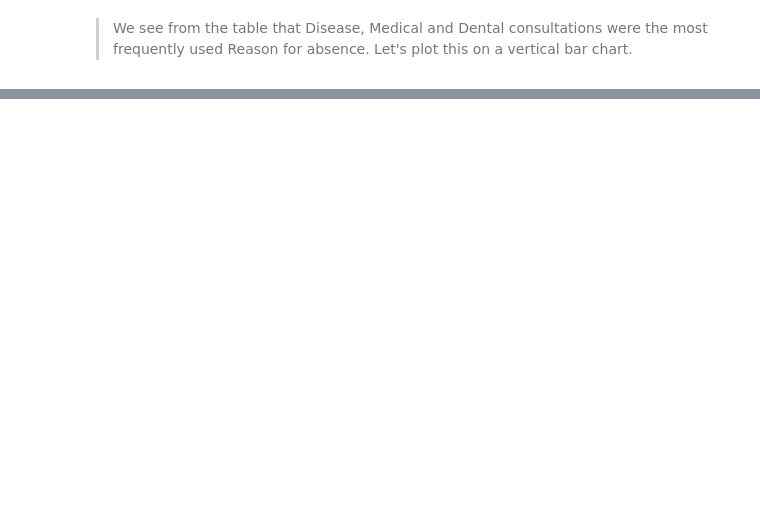
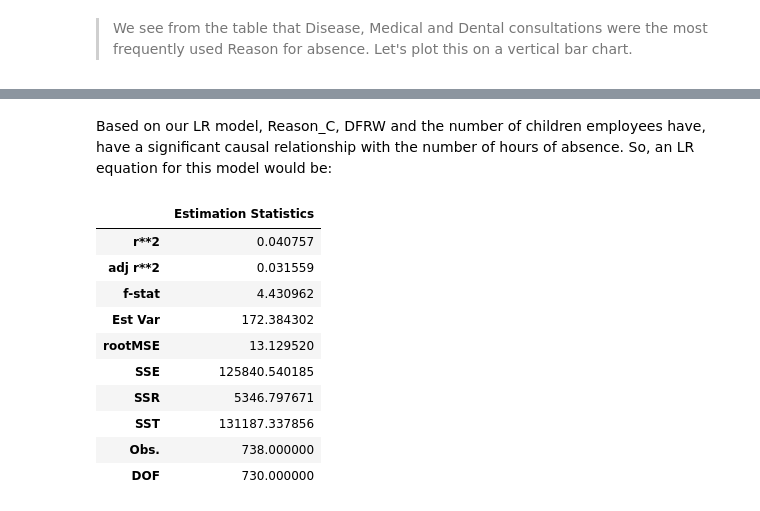
Before and after one commit to jentche/Emmanuel_Python_Lessons, a Jupyter notebook: Final Project/Absenteeism at work.ipynb, the cells around one changed output, grey strips where cells are left out. Saved outputs shown, nothing was run; the diff lists cells and outputs as text; code cells hidden in the pictures; blank space fills up the shorter version.

```diff
--- a/Final Project/Absenteeism at work.ipynb
+++ b/Final Project/Absenteeism at work.ipynb
@@ -658,3 +433,19 @@ def joint_f_error(self):
+# %% [markdown]
+Based on our LR model, Reason_C, DFRW and the number of children employees have, have a significant causal relationship with the number of hours of absence. So, an LR equation for this model would be:
+# %%
+reg.stats_DF
+# %% [output]
+|  | Estimation Statistics |
+| r**2 | 0.040757 |
+| adj r**2 | 0.031559 |
+| f-stat | 4.430962 |
+| Est Var | 172.384302 |
+| rootMSE | 13.129520 |
+| SSE | 125840.540185 |
+| SSR | 5346.797671 |
+| SST | 131187.337856 |
+| Obs. | 738.000000 |
+| DOF | 730.000000 |
 # %%
 # Load libraries
 import pandas as pd
```
Also changed, not shown: parts of 15 cells of this notebook.
